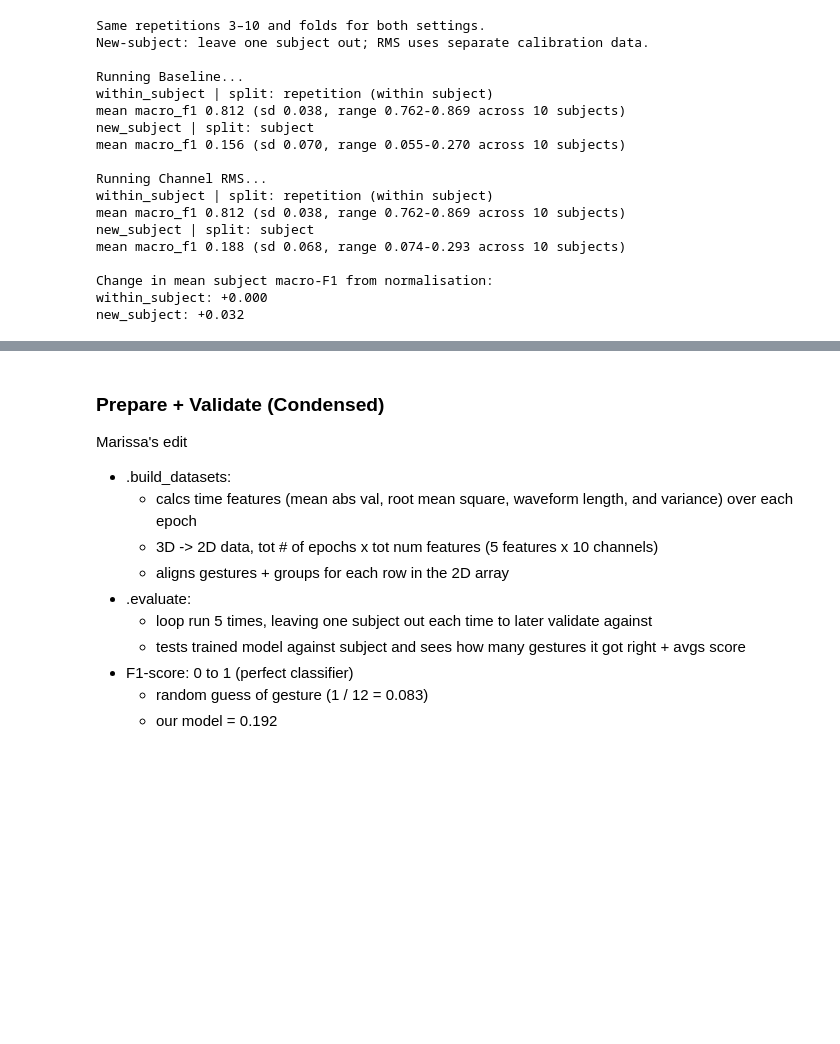
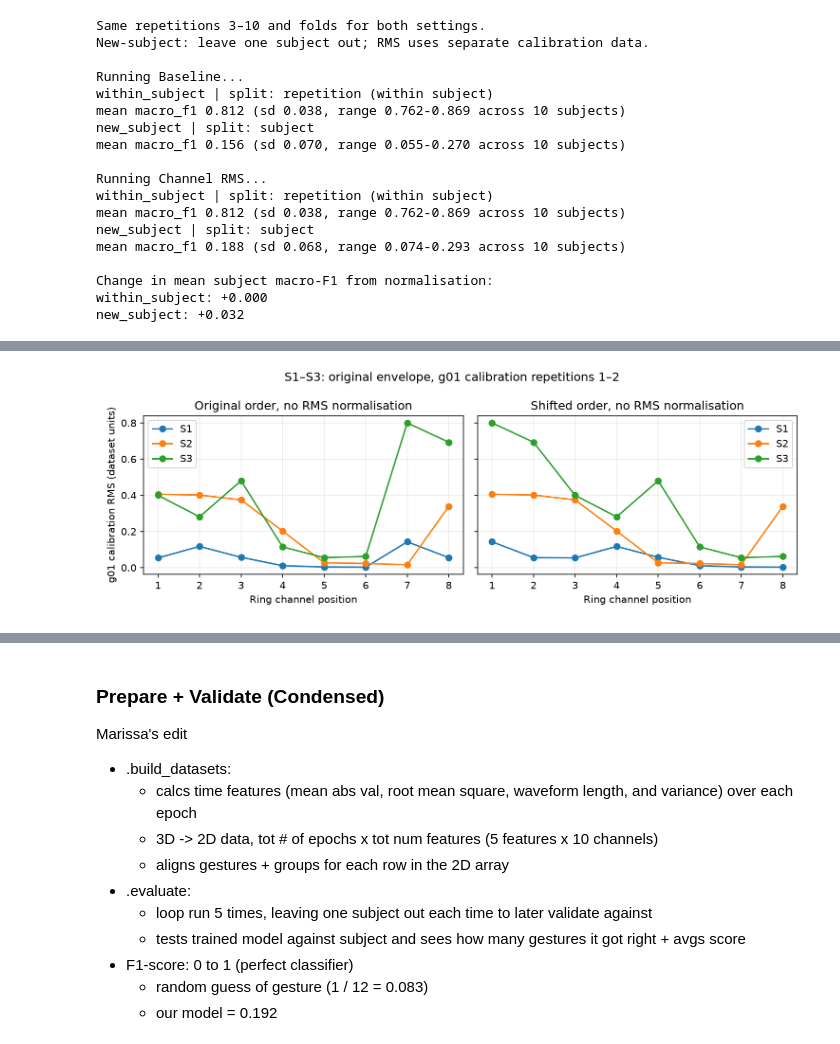
Before and after one commit to farhad-abtahi/CM2013, a Jupyter notebook: notebooks/track_emg_ninapro.ipynb, the cells around one changed output, grey strips where cells are left out. Cells and saved outputs as stored; diff of their text form; code cells hidden in the pictures; blank space fills up the shorter version.

```diff
--- a/notebooks/track_emg_ninapro.ipynb
+++ b/notebooks/track_emg_ninapro.ipynb
@@ -791,0 +1035,17 @@ Full results are in `RESULTS.md`. To rerun, run setup and data loading, then thi
+# %%
+unscaled_recs = []
+if USE_REAL:
+    unscaled_groups = {f"S{s}" for s in range(1, 11)}
+    unscaled_source = [rec for rec in recs if rec.group in unscaled_groups]
+    assert len(unscaled_source) == 10
+    assert {rec.group for rec in unscaled_source} == unscaled_groups
+    assert all(rec.epochs["emg"].shape[1:] == (20, 10) for rec in unscaled_source)
+    unscaled_recs = prepare_unscaled_alignment(unscaled_source)
+    assert all(not np.isin(rec.meta["rep"], [1, 2]).any() for rec in unscaled_recs)
+    print("S1–S10 | E1 | no RMS normalisation | same scoring repetitions 3–10")
+    print("Scoring windows:", sum(len(rec.labels) for rec in unscaled_recs))
+    for rec in sorted(unscaled_recs, key=lambda rec: int(rec.group[1:])):
+        strongest = -rec.meta["ring_shift"] + 1
+        print(f"{rec.group}: original ring channel {strongest} becomes aligned channel 1")
+else:
+    print("Set USE_REAL = True and run the data-loading cell first.")
@@ -791,0 +1065,29 @@ Full results are in `RESULTS.md`. To rerun, run setup and data loading, then thi
+# %%
+from pathlib import Path
+
+if unscaled_recs:
+    fig, axes = plt.subplots(1, 2, figsize=(10, 3.5), sharey=True)
+    for subject in ["S1", "S2", "S3"]:
+        rec = [rec for rec in unscaled_recs if rec.group == subject][0]
+        profile = rec.meta["anchor_profile"]
+        aligned = np.roll(profile, rec.meta["ring_shift"])
+        axes[0].plot(range(1, 9), profile, marker="o", label=subject)
+        axes[1].plot(range(1, 9), aligned, marker="o", label=subject)
+
+    axes[0].set_title("Original order, no RMS normalisation")
+    axes[1].set_title("Shifted order, no RMS normalisation")
+    axes[0].set_ylabel("g01 calibration RMS (dataset units)")
+    for ax in axes:
+        ax.set_xlabel("Ring channel position")
+        ax.set_xticks(range(1, 9))
+        ax.grid(alpha=0.25)
+        ax.legend()
+    fig.suptitle("S1–S3: original envelope, g01 calibration repetitions 1–2")
+    fig.tight_layout()
+    project_dir = Path("..") if Path("../tracks").is_dir() else Path(".")
+    figure_dir = project_dir / "outputs" / "emg_inspection"
+    figure_dir.mkdir(parents=True, exist_ok=True)
+    fig.savefig(figure_dir / "channel_alignment_no_rms.png", dpi=150)
+    plt.show()
+# %% [output]
+[figure, added]
```
Also changed, not shown: parts of 21 cells of this notebook, 10 other files.
